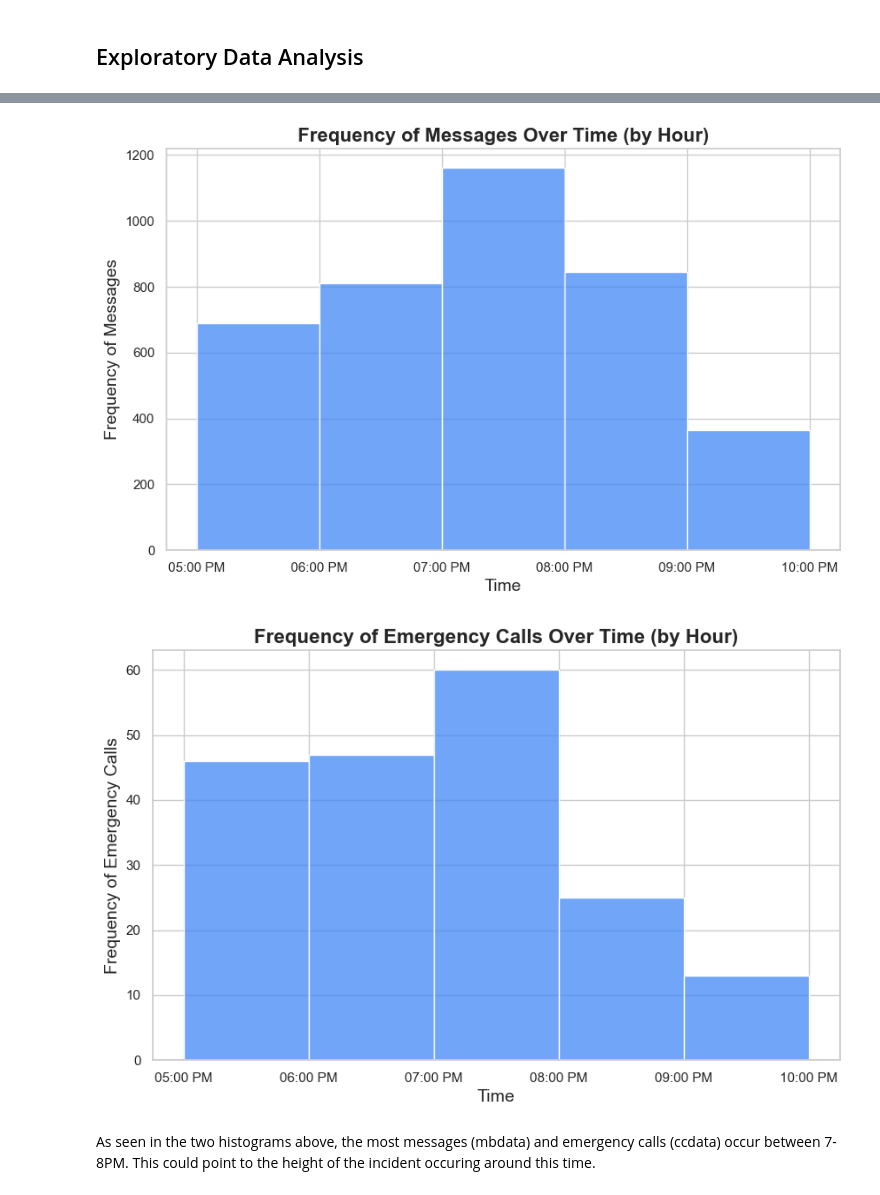
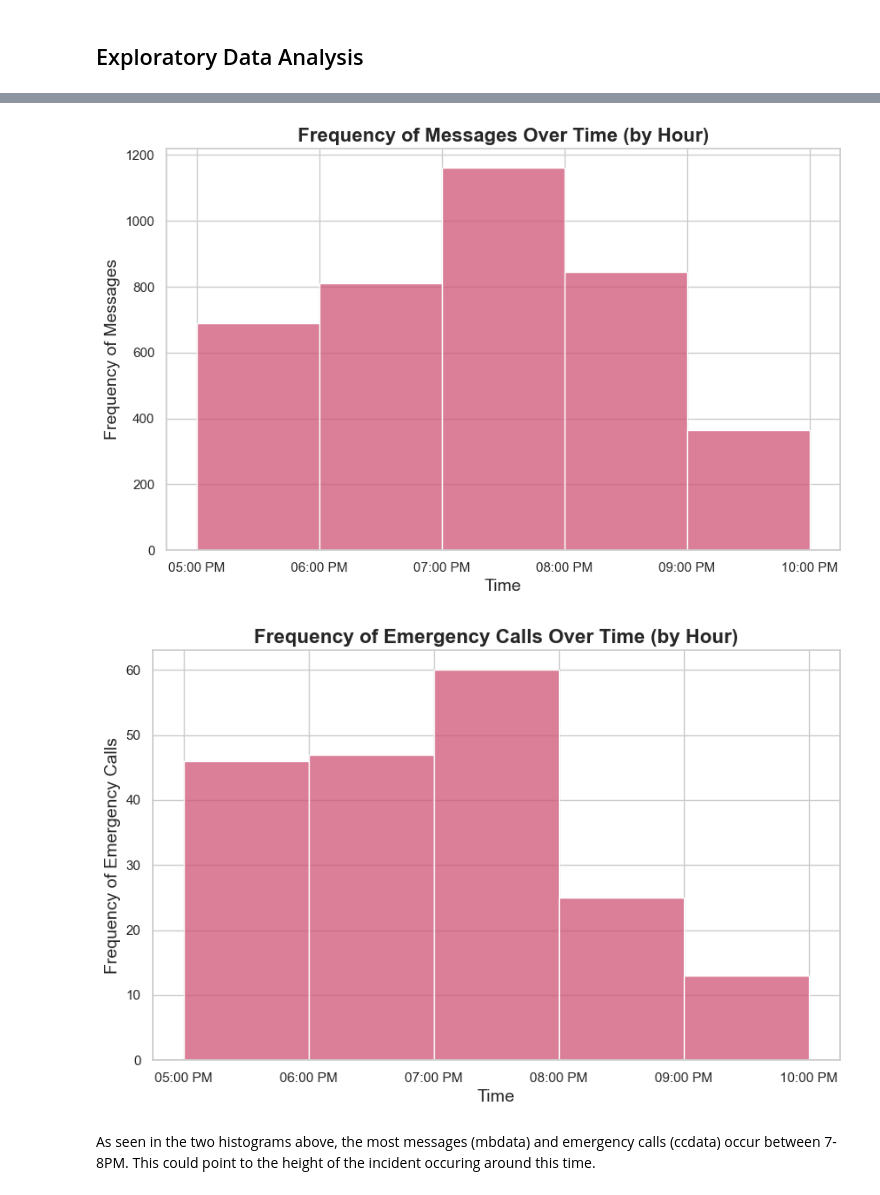
Before and after one commit to sydneybulatao/CS178-Final, a Jupyter notebook: Q1/EDA.ipynb, the cells around one changed output, grey strips where cells are left out. Cells and saved outputs as stored; diff of their text form; code cells hidden in the pictures.

```diff
--- a/Q1/EDA.ipynb
+++ b/Q1/EDA.ipynb
@@ -39,24 +39,24 @@ df.head()
 # %%
 # Frequency of messages over time (mbdata)
 # Group by hour
 df['hour'] = df['date'].dt.hour
 
 # Create histogram
 sns.set(style="whitegrid")
 plt.figure(figsize=(10, 6))
 bin_edges = pd.date_range('2014-01-23 17:00:00', '2014-01-23 22:00:00', freq='h')
-sns.histplot(df[df['type'] == 'mbdata']['hour'], bins=bin_edges.hour, color='#4287f5', kde=False)
+sns.histplot(df[df['type'] == 'mbdata']['hour'], bins=bin_edges.hour, color='#CF5376', kde=False)
 
 # Labels & title
 plt.title('Frequency of Messages Over Time (by Hour)', fontsize=16, weight='bold')
 plt.xlabel('Time', fontsize=14)
 plt.ylabel('Frequency of Messages', fontsize=14)
 formatted_ticks = [tick.strftime('%I:%M %p') for tick in bin_edges]
 plt.xticks([17, 18, 19, 20, 21, 22], formatted_ticks)
 plt.grid(True)
 plt.show()
 # %% [output]
-[figure, old version]
+[figure, new version]
 # %%
 # Frequency of calls over time (ccdata)
 
@@ -64,7 +64,7 @@ plt.show()
 sns.set(style="whitegrid")
 plt.figure(figsize=(10, 6))
 bin_edges = pd.date_range('2014-01-23 17:00:00', '2014-01-23 22:00:00', freq='h')
-sns.histplot(df[df['type'] == 'ccdata']['hour'], bins=bin_edges.hour, color='#4287f5', kde=False)
+sns.histplot(df[df['type'] == 'ccdata']['hour'], bins=bin_edges.hour, color='#CF5376', kde=False)
 
 # Labels & title
 plt.title('Frequency of Emergency Calls Over Time (by Hour)', fontsize=16, weight='bold')
@@ -75,7 +75,7 @@ plt.xticks([17, 18, 19, 20, 21, 22], formatted_ticks)
 plt.grid(True)
 plt.show()
 # %% [output]
-[figure, old version]
+[figure, new version]
 # %% [markdown]
 As seen in the two histograms above, the most messages (mbdata) and emergency calls (ccdata) occur between 7-8PM. This could point to the height of the incident occuring around this time.
 # %%
```
Also changed, not shown: parts of 4 cells of this notebook.
